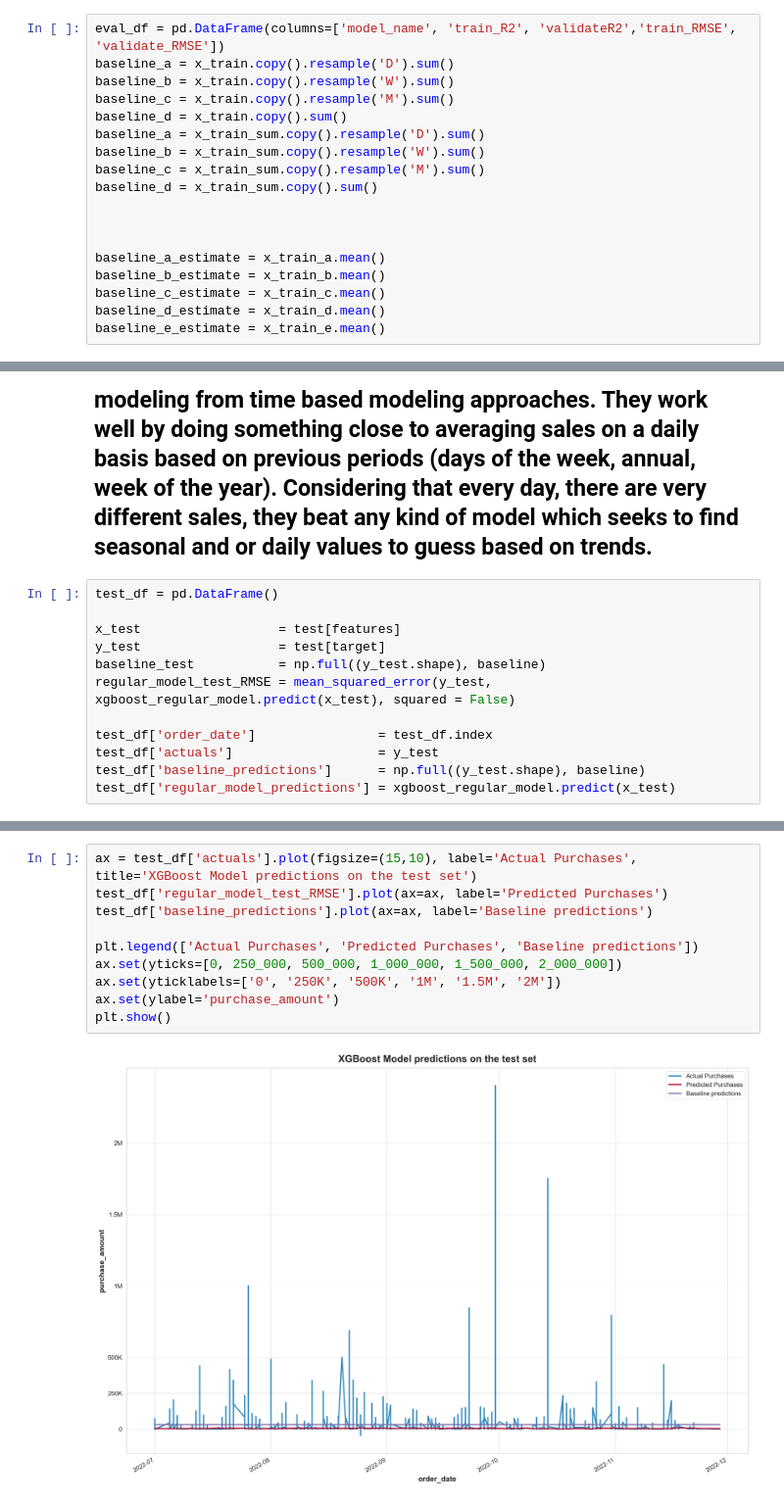
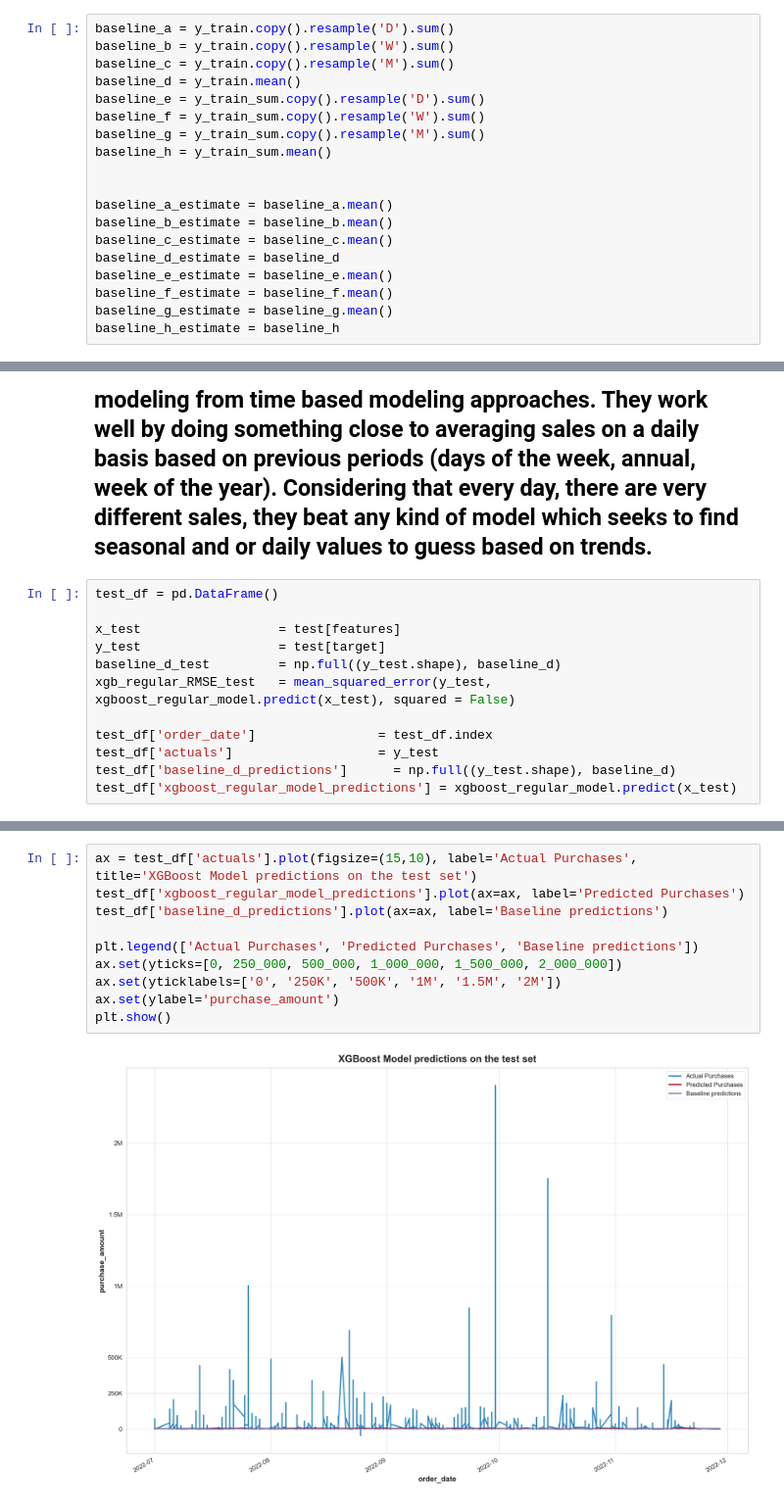
Before and after one commit to The-Real-MVPs/cisco-time-series-analysis, a Jupyter notebook: rosenberger/rosenberger-modeling.ipynb, the cells around one changed output, grey strips where cells are left out. Shown at 98% size. Saved outputs shown, nothing was run; the diff lists cells and outputs as text.

```diff
--- a/rosenberger/rosenberger-modeling.ipynb
+++ b/rosenberger/rosenberger-modeling.ipynb
@@ -358,20 +358,21 @@ XGBRegressor(base_score=0.5, booster='gbtree', callbacks=None,
 
 ## Setting up an evaluation holding dataframe
 # %%
-eval_df = pd.DataFrame(columns=['model_name', 'train_R2', 'validateR2','train_RMSE', 'validate_RMSE'])
-baseline_a = x_train.copy().resample('D').sum()
-baseline_b = x_train.copy().resample('W').sum()
-baseline_c = x_train.copy().resample('M').sum()
-baseline_d = x_train.copy().sum()
-baseline_a = x_train_sum.copy().resample('D').sum()
-baseline_b = x_train_sum.copy().resample('W').sum()
-baseline_c = x_train_sum.copy().resample('M').sum()
-baseline_d = x_train_sum.copy().sum()
+baseline_a = y_train.copy().resample('D').sum()
+baseline_b = y_train.copy().resample('W').sum()
+baseline_c = y_train.copy().resample('M').sum()
+baseline_d = y_train.mean()
+baseline_e = y_train_sum.copy().resample('D').sum()
+baseline_f = y_train_sum.copy().resample('W').sum()
+baseline_g = y_train_sum.copy().resample('M').sum()
+baseline_h = y_train_sum.mean()
 
 
-
-baseline_a_estimate = x_train_a.mean()
-baseline_b_estimate = x_train_b.mean()
-baseline_c_estimate = x_train_c.mean()
-baseline_d_estimate = x_train_d.mean()
-baseline_e_estimate = x_train_e.mean()
+baseline_a_estimate = baseline_a.mean()
+baseline_b_estimate = baseline_b.mean()
+baseline_c_estimate = baseline_c.mean()
+baseline_d_estimate = baseline_d
+baseline_e_estimate = baseline_e.mean()
+baseline_f_estimate = baseline_f.mean()
+baseline_g_estimate = baseline_g.mean()
+baseline_h_estimate = baseline_h
@@ -424,13 +449,13 @@ test_df = pd.DataFrame()
 
 x_test                  = test[features]
 y_test                  = test[target]
-baseline_test           = np.full((y_test.shape), baseline)
-regular_model_test_RMSE = mean_squared_error(y_test, xgboost_regular_model.predict(x_test), squared = False)
+baseline_d_test         = np.full((y_test.shape), baseline_d)
+xgb_regular_RMSE_test   = mean_squared_error(y_test, xgboost_regular_model.predict(x_test), squared = False)
 
 test_df['order_date']                = test_df.index
 test_df['actuals']                   = y_test
-test_df['baseline_predictions']      = np.full((y_test.shape), baseline)
-test_df['regular_model_predictions'] = xgboost_regular_model.predict(x_test)
+test_df['baseline_d_predictions']      = np.full((y_test.shape), baseline_d)
+test_df['xgboost_regular_model_predictions'] = xgboost_regular_model.predict(x_test)
 # %%
 test_df
 # %% [output]
@@ -451,12 +492,12 @@ test_df
 # %%
 ax = test_df['actuals'].plot(figsize=(15,10), label='Actual Purchases', title='XGBoost Model predictions on the test set')
-test_df['regular_model_test_RMSE'].plot(ax=ax, label='Predicted Purchases')
-test_df['baseline_predictions'].plot(ax=ax, label='Baseline predictions')
+test_df['xgboost_regular_model_predictions'].plot(ax=ax, label='Predicted Purchases')
+test_df['baseline_d_predictions'].plot(ax=ax, label='Baseline predictions')
 
 plt.legend(['Actual Purchases', 'Predicted Purchases', 'Baseline predictions'])
 ax.set(yticks=[0, 250_000, 500_000, 1_000_000, 1_500_000, 2_000_000])
 ax.set(yticklabels=['0', '250K', '500K', '1M', '1.5M', '2M'])
 ax.set(ylabel='purchase_amount')
 plt.show()
 # %% [output]
-[figure, old version]
+[figure, new version]
```
Also changed, not shown: parts of 13 cells of this notebook.
